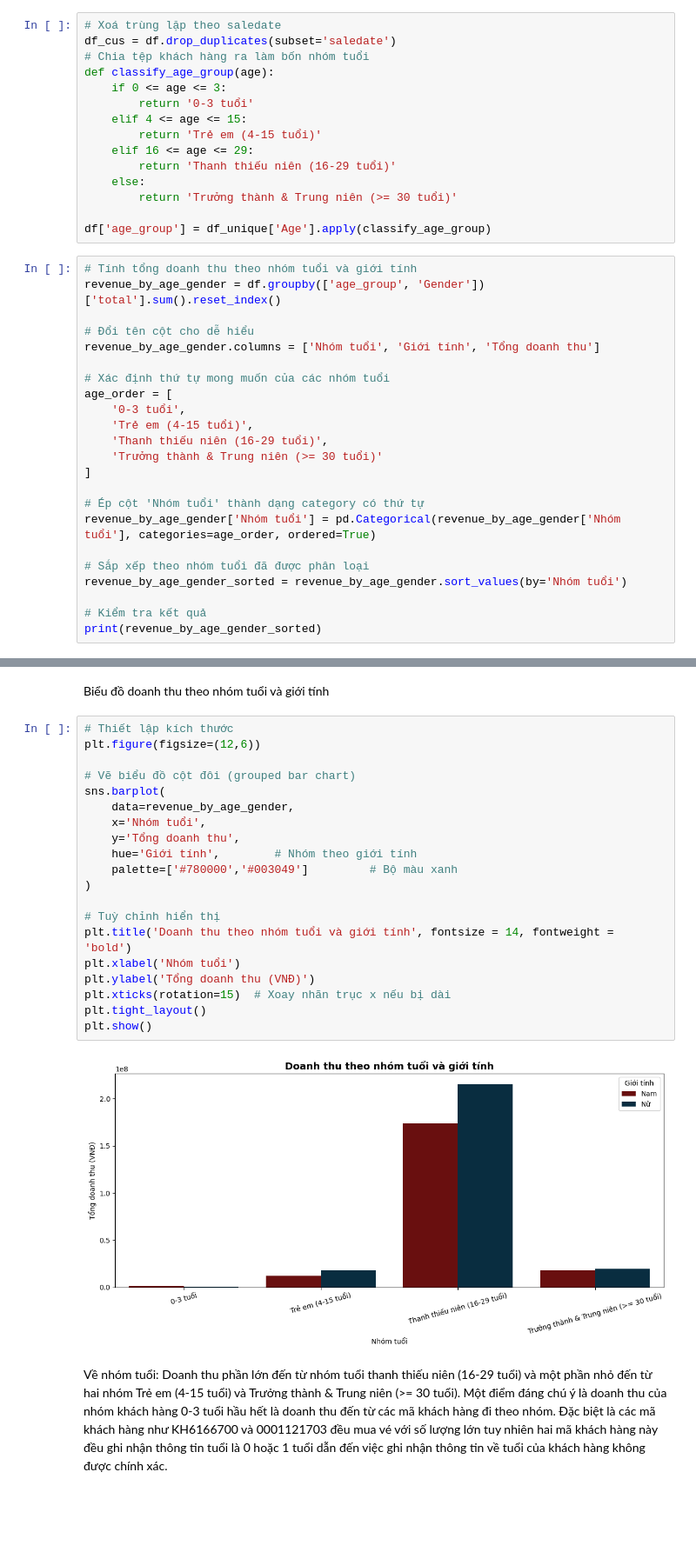
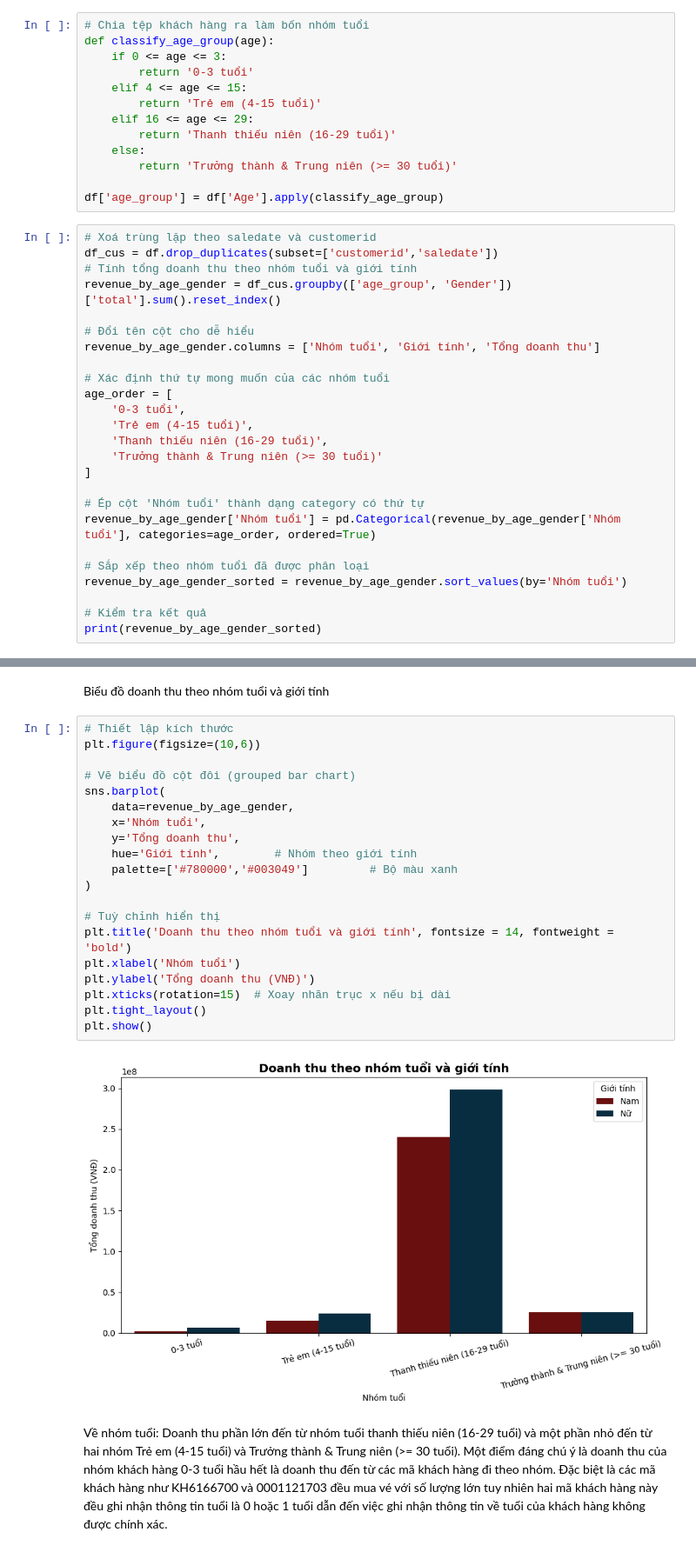
Before and after one commit to Thao1274/Nhom_5_Mid_term_1, a Jupyter notebook: Visualization.ipynb, the cells around one changed output, grey strips where cells are left out. Shown: that part at 87% size. Cells and saved outputs as stored; diff of their text form; blank space fills up the shorter version.

```diff
--- a/Visualization.ipynb
+++ b/Visualization.ipynb
@@ -427,8 +427,6 @@ Biểu đồ cho thấy hành vi mua vé của khách hàng. Khách hàng có xu
 # %% [markdown]
 Ta sẽ chia tập khách hàng ra làm các nhóm: 0-3 tuổi, 4-15 tuổi (Trẻ em), 16-29 tuổi (Thanh thiếu niên), ≥30 tuổi (Trưởng thành và Trung niên)
 # %%
-# Xoá trùng lặp theo saledate
-df_cus = df.drop_duplicates(subset='saledate')
 # Chia tệp khách hàng ra làm bốn nhóm tuổi
 def classify_age_group(age):
     if 0 <= age <= 3:
@@ -440,10 +438,12 @@ def classify_age_group(age):
     else:
         return 'Trưởng thành & Trung niên (>= 30 tuổi)'
 
-df['age_group'] = df_unique['Age'].apply(classify_age_group)
+df['age_group'] = df['Age'].apply(classify_age_group)
 # %%
+# Xoá trùng lặp theo saledate và customerid
+df_cus = df.drop_duplicates(subset=['customerid','saledate'])
 # Tính tổng doanh thu theo nhóm tuổi và giới tính
-revenue_by_age_gender = df.groupby(['age_group', 'Gender'])['total'].sum().reset_index()
+revenue_by_age_gender = df_cus.groupby(['age_group', 'Gender'])['total'].sum().reset_index()
 
 # Đổi tên cột cho dễ hiểu
 revenue_by_age_gender.columns = ['Nhóm tuổi', 'Giới tính', 'Tổng doanh thu']
@@ -478,26 +478,26 @@ print(revenue_by_age_gender_sorted)
 Biểu đồ doanh thu theo nhóm tuổi và giới tính
 # %%
 # Thiết lập kích thước
-plt.figure(figsize=(12,6))
+plt.figure(figsize=(10,6))
 
 # Vẽ biểu đồ cột đôi (grouped bar chart)
 sns.barplot(
     data=revenue_by_age_gender,
     x='Nhóm tuổi',
     y='Tổng doanh thu',
     hue='Giới tính',        # Nhóm theo giới tính
     palette=['#780000','#003049']         # Bộ màu xanh
 )
 
 # Tuỳ chỉnh hiển thị
 plt.title('Doanh thu theo nhóm tuổi và giới tính', fontsize = 14, fontweight = 'bold')
 plt.xlabel('Nhóm tuổi')
 plt.ylabel('Tổng doanh thu (VNĐ)')
 plt.xticks(rotation=15)  # Xoay nhãn trục x nếu bị dài
 plt.tight_layout()
 plt.show()
 # %% [output]
-[figure, old version]
+[figure, new version]
 # %% [markdown]
 Về nhóm tuổi: Doanh thu phần lớn đến từ nhóm tuổi thanh thiếu niên (16-29 tuổi) và một phần nhỏ đến từ hai nhóm Trẻ em (4-15 tuổi) và Trưởng thành & Trung niên (>= 30 tuổi). Một điểm đáng chú ý là doanh thu của nhóm khách hàng 0-3 tuổi hầu hết là doanh thu đến từ các mã khách hàng đi theo nhóm. Đặc biệt là các mã khách hàng như KH6166700 và 0001121703 đều mua vé với số lượng lớn tuy nhiên hai mã khách hàng này đều ghi nhận thông tin tuổi là 0 hoặc 1 tuổi dẫn đến việc ghi nhận thông tin về tuổi của khách hàng không được chính xác.
 # %% [markdown]
```
Also changed, not shown: parts of 7 cells of this notebook.
